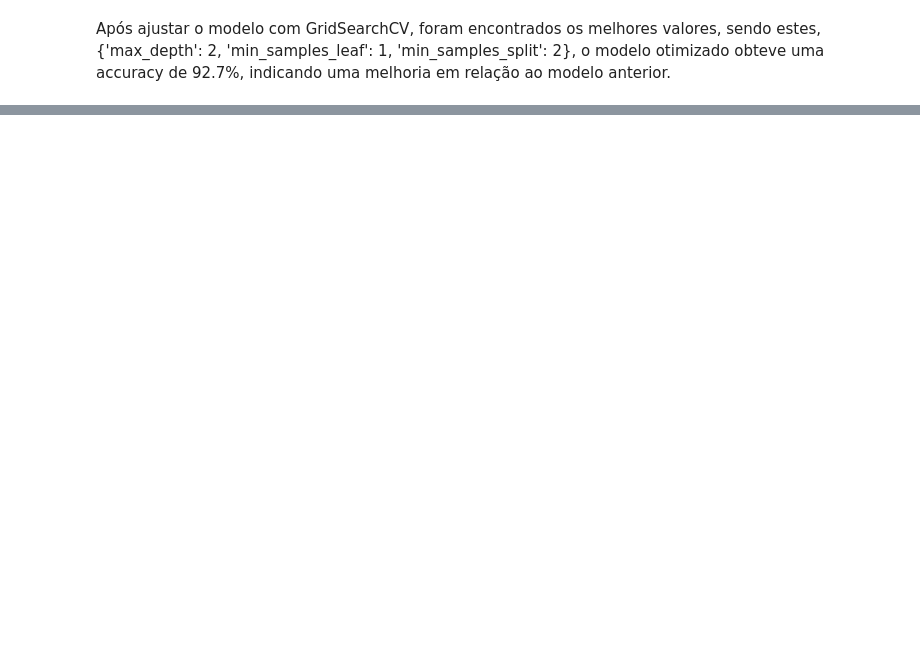
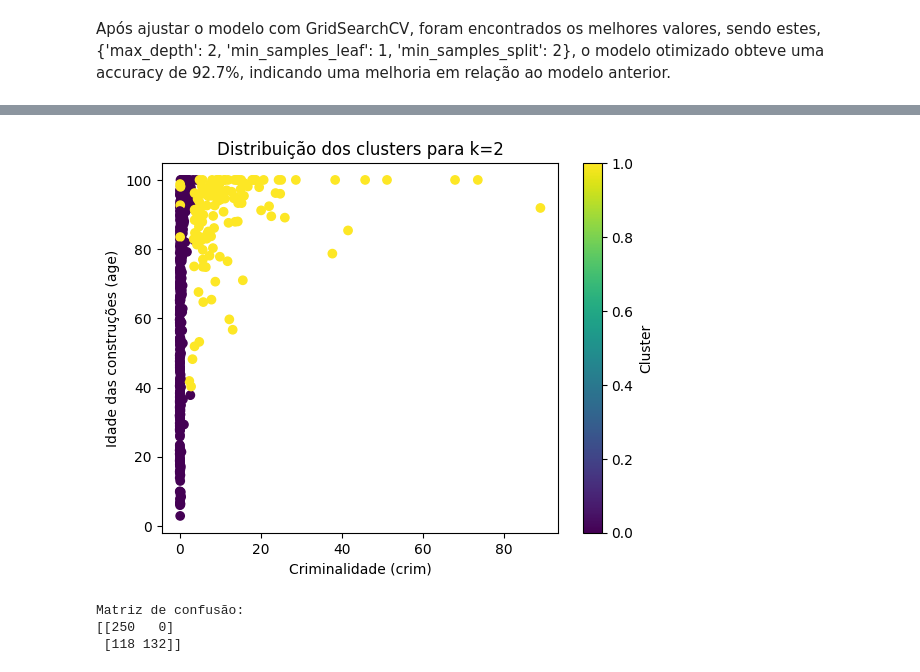
Before and after one commit to Andrezz1/IA24_P03_TP02, a Jupyter notebook: main.ipynb, the cells around one changed output, grey strips where cells are left out. Drawn from its saved outputs; the diff is of its cells as text; code cells hidden in the pictures; blank space fills up the shorter version.

```diff
--- a/main.ipynb
+++ b/main.ipynb
@@ -454,0 +494,15 @@ Após ajustar o modelo com GridSearchCV, foram encontrados os melhores valores,
+# %%
+from sklearn.cluster import KMeans
+
+# Definir o número ótimo de clusters (baseado na análise anterior)
+optimal_k = 2
+
+# Aplicar K-Means ao dataset padronizado
+kmeans = KMeans(n_clusters=optimal_k, random_state=42)
+clusters = kmeans.fit_predict(data_cleaned)
+
+# Adicionar a atribuição de clusters ao dataset original
+data_cleaned['cluster'] = clusters
+
+# Visualizar uma amostra do dataset com os clusters
+data_cleaned.head()
@@ -454,0 +516,40 @@ Após ajustar o modelo com GridSearchCV, foram encontrados os melhores valores,
+# %%
+plt.scatter(data_cleaned['crim'], data_cleaned['age'], c=data_cleaned['cluster'], cmap='viridis')
+plt.xlabel('Criminalidade (crim)')
+plt.ylabel('Idade das construções (age)')
+plt.title('Distribuição dos clusters para k=2')
+plt.colorbar(label='Cluster')
+plt.show()
+# %% [output]
+[figure, added]
+# %%
+# Selecionar características relevantes para o agrupamento
+features = ['crim', 'rad', 'age']  # Criminalidade, acessibilidade e idade das construções
+if all(feature in data_cleaned.columns for feature in features):
+    data_features = data_cleaned[features]
+
+    # Escalonar as características para padronização
+    scaler = StandardScaler()
+    data_scaled = scaler.fit_transform(data_features)
+
+    # Aplicar o modelo K-Means com k=2 (ajuste conforme necessário)
+    kmeans = KMeans(n_clusters=2, random_state=42)
+    clusters = kmeans.fit_predict(data_scaled)
+
+    # Adicionar as atribuições de cluster ao dataset original
+    data_cleaned['cluster'] = clusters
+
+    # Preparar uma classe para avaliação, usando 'crim' como exemplo (ajuste conforme necessário)
+    # Criar classes verdadeiras: regiões com alta e baixa criminalidade
+    median_crim = data_cleaned['crim'].median()
+    data_cleaned['true_class'] = data_cleaned['crim'].apply(lambda x: 1 if x > median_crim else 0)
+
+    # Avaliar o agrupamento
+    print("\nMatriz de confusão:")
+    print(metrics.confusion_matrix(data_cleaned['true_class'], clusters))
+else:
+    print("Nem todas as colunas necessárias estão presentes no dataset. Verifique se 'crim', 'rad' e 'age' existem.")
+# %% [output]
+Matriz de confusão:
+[[250   0]
+ [118 132]]
```
Also changed, not shown: parts of 11 cells of this notebook.
